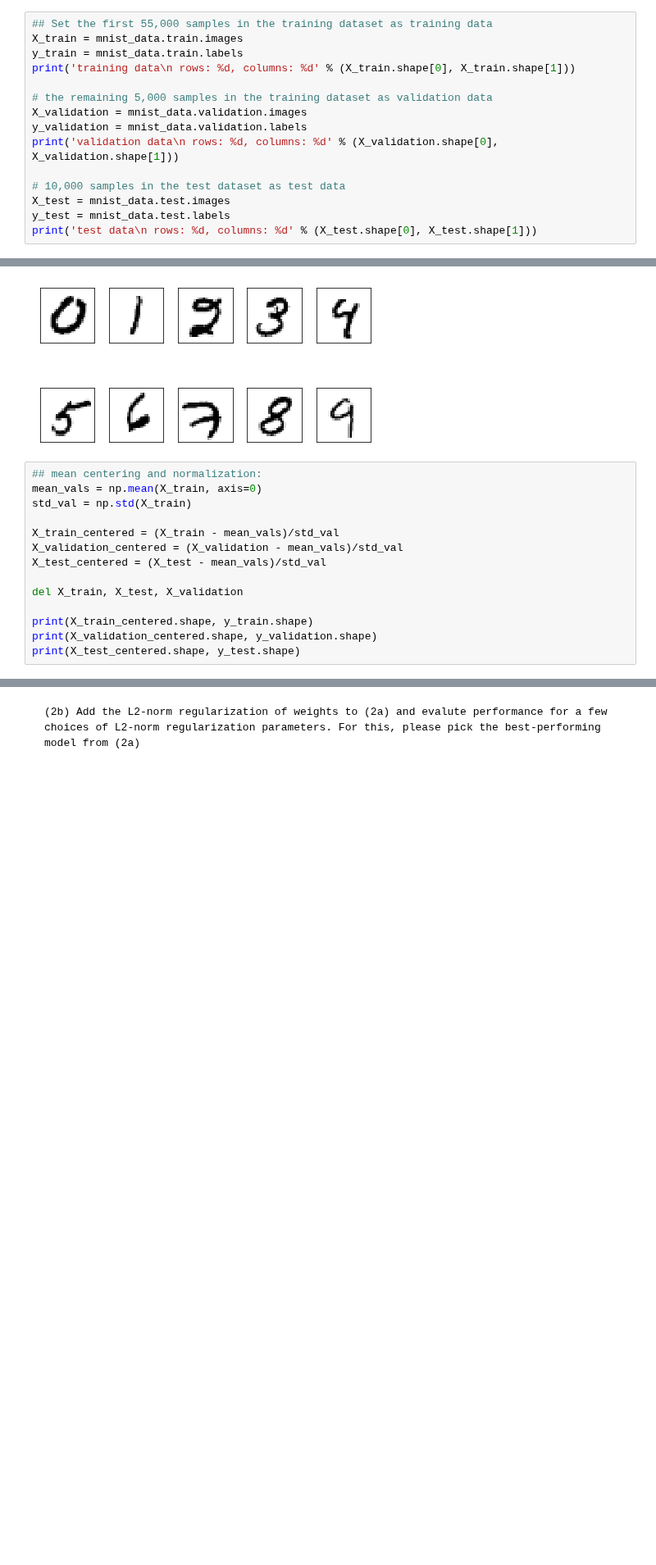
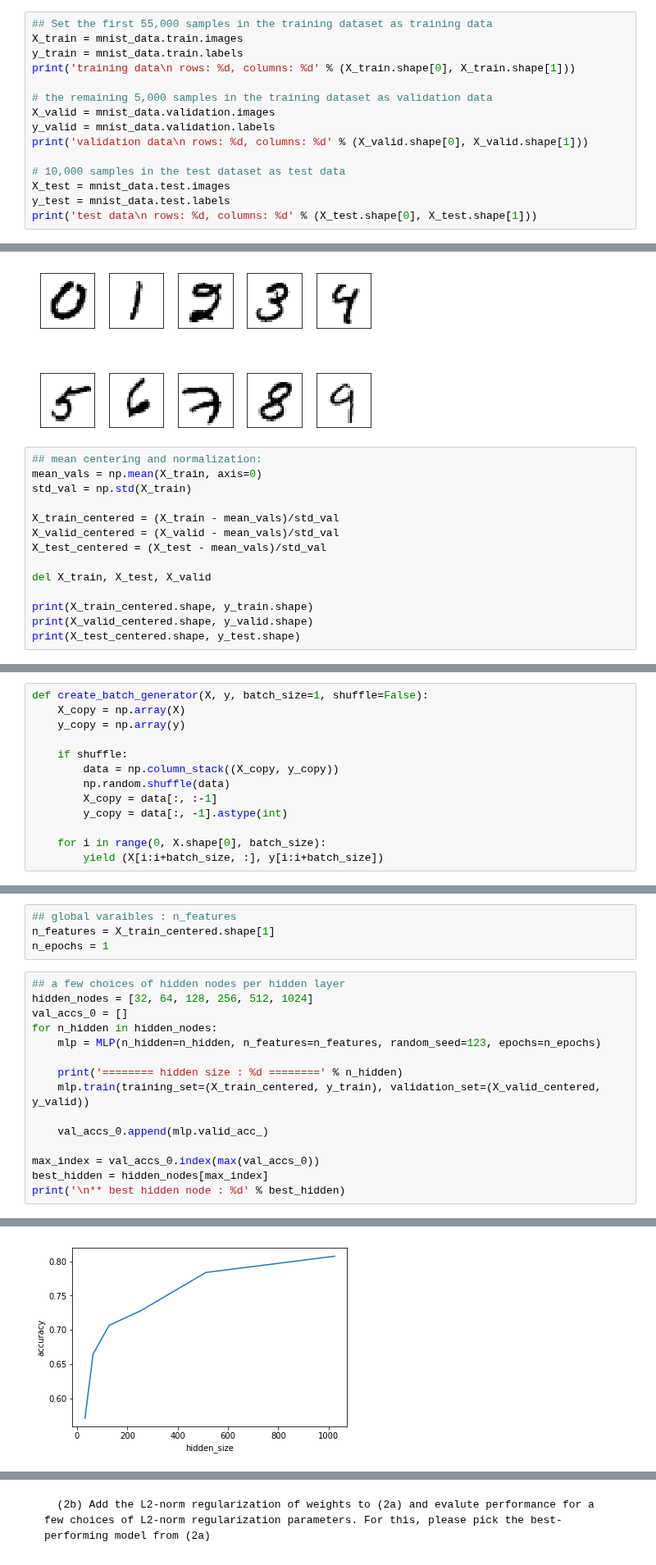
Before and after one commit to happyhyowon/work, a Jupyter notebook: HyowonKim_2019020723_hw5.ipynb, the cells around one changed output, grey strips where cells are left out. Shown at 82% size. Drawn from its saved outputs; the diff is of its cells as text; blank space fills up the shorter version.

```diff
--- a/HyowonKim_2019020723_hw5.ipynb
+++ b/HyowonKim_2019020723_hw5.ipynb
@@ -51,9 +60,9 @@ y_train = mnist_data.train.labels
 print('training data\n rows: %d, columns: %d' % (X_train.shape[0], X_train.shape[1]))
 
 # the remaining 5,000 samples in the training dataset as validation data
-X_validation = mnist_data.validation.images
-y_validation = mnist_data.validation.labels
-print('validation data\n rows: %d, columns: %d' % (X_validation.shape[0], X_validation.shape[1]))
+X_valid = mnist_data.validation.images
+y_valid = mnist_data.validation.labels
+print('validation data\n rows: %d, columns: %d' % (X_valid.shape[0], X_valid.shape[1]))
 
 # 10,000 samples in the test dataset as test data
 X_test = mnist_data.test.images
@@ -86,11 +95,11 @@ mean_vals = np.mean(X_train, axis=0)
 std_val = np.std(X_train)
 
 X_train_centered = (X_train - mean_vals)/std_val
-X_validation_centered = (X_validation - mean_vals)/std_val
+X_valid_centered = (X_valid - mean_vals)/std_val
 X_test_centered = (X_test - mean_vals)/std_val
 
-del X_train, X_test, X_validation
+del X_train, X_test, X_valid
 
 print(X_train_centered.shape, y_train.shape)
-print(X_validation_centered.shape, y_validation.shape)
+print(X_valid_centered.shape, y_valid.shape)
 print(X_test_centered.shape, y_test.shape)
@@ -103,0 +115,13 @@ print(X_test_centered.shape, y_test.shape)
+# %%
+def create_batch_generator(X, y, batch_size=1, shuffle=False):
+    X_copy = np.array(X)
+    y_copy = np.array(y)
+
+    if shuffle:
+        data = np.column_stack((X_copy, y_copy))
+        np.random.shuffle(data)
+        X_copy = data[:, :-1]
+        y_copy = data[:, -1].astype(int)
+
+    for i in range(0, X.shape[0], batch_size):
+        yield (X[i:i+batch_size, :], y[i:i+batch_size])
@@ -103,0 +260,20 @@ print(X_test_centered.shape, y_test.shape)
+# %%
+## global varaibles : n_features
+n_features = X_train_centered.shape[1]
+n_epochs = 1
+# %%
+## a few choices of hidden nodes per hidden layer
+hidden_nodes = [32, 64, 128, 256, 512, 1024]
+val_accs_0 = []
+for n_hidden in hidden_nodes:
+    mlp = MLP(n_hidden=n_hidden, n_features=n_features, random_seed=123, epochs=n_epochs)
+
+    print('======== hidden size : %d ========' % n_hidden)
+    mlp.train(training_set=(X_train_centered, y_train), validation_set=(X_valid_centered, y_valid))
+
+    val_accs_0.append(mlp.valid_acc_)
+
+max_index = val_accs_0.index(max(val_accs_0))
+best_hidden = hidden_nodes[max_index]
+print('\n** best hidden node : %d' % best_hidden)
+# %% [output]
@@ -103,0 +297 @@ print(X_test_centered.shape, y_test.shape)
+[figure, added]
```
Also changed, not shown: parts of 16 cells of this notebook.
